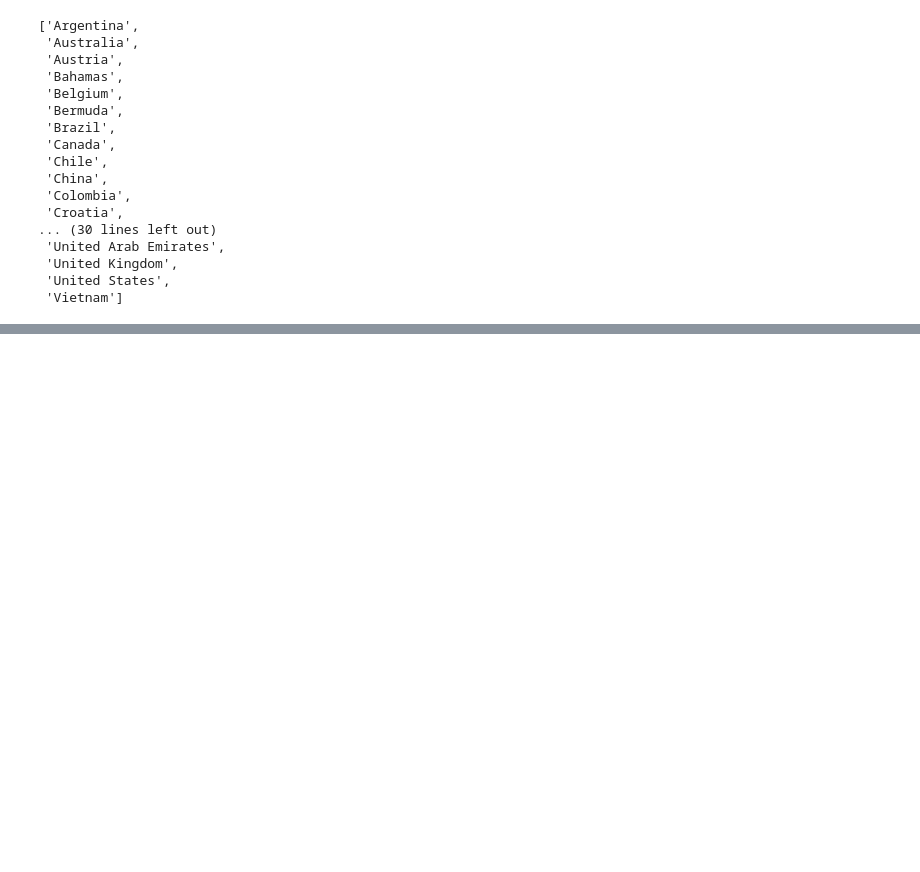
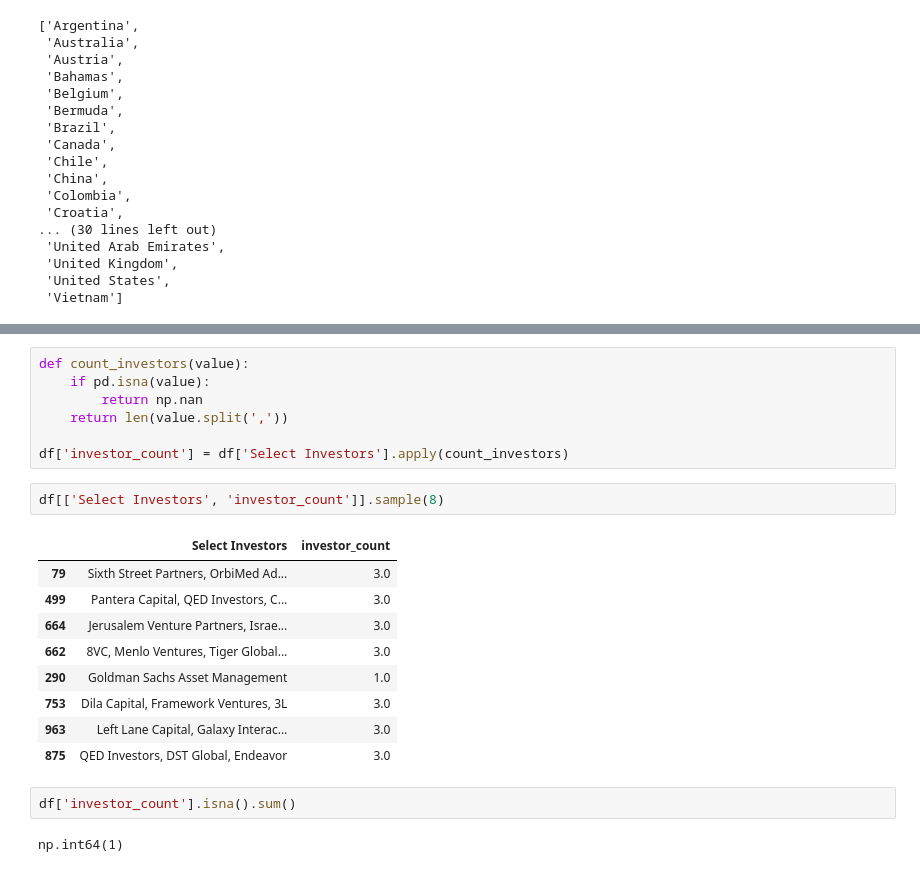
Before and after one commit to munirmans/unicorn-time-to-scale, a Jupyter notebook: notebook.ipynb, the cells around one changed output, grey strips where cells are left out. Saved outputs shown, nothing was run; the diff lists cells and outputs as text; blank space fills up the shorter version.

```diff
--- a/notebook.ipynb
+++ b/notebook.ipynb
@@ -206,0 +219,23 @@ sorted(df['Country/Region'].unique())
+# %%
+def count_investors(value):
+    if pd.isna(value):
+        return np.nan
+    return len(value.split(','))
+
+df['investor_count'] = df['Select Investors'].apply(count_investors)
+# %%
+df[['Select Investors', 'investor_count']].sample(8)
+# %% [output]
+|  | Select Investors | investor_count |
+| 79 | Sixth Street Partners, OrbiMed Ad... | 3.0 |
+| 499 | Pantera Capital, QED Investors, C... | 3.0 |
+| 664 | Jerusalem Venture Partners, Israe... | 3.0 |
+| 662 | 8VC, Menlo Ventures, Tiger Global... | 3.0 |
+| 290 | Goldman Sachs Asset Management | 1.0 |
+| 753 | Dila Capital, Framework Ventures, 3L | 3.0 |
+| 963 | Left Lane Capital, Galaxy Interac... | 3.0 |
+| 875 | QED Investors, DST Global, Endeavor | 3.0 |
+# %%
+df['investor_count'].isna().sum()
+# %% [output]
+np.int64(1)
```
Also changed, not shown: parts of 20 cells of this notebook, 1 other file.
